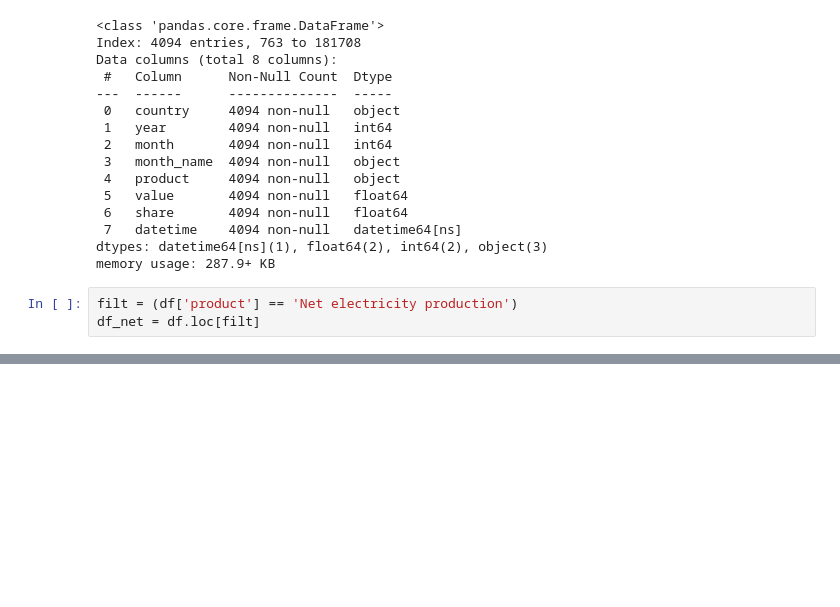
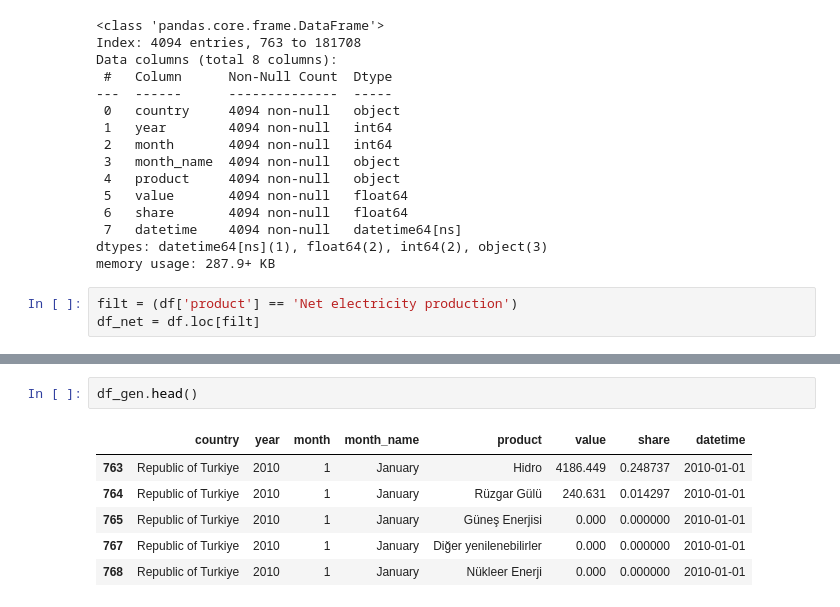
Before and after one commit to MSc-in-Software-Engineer/python-programming, a Jupyter notebook: final/Y210234103.ipynb, the cells around one changed output, grey strips where cells are left out. Drawn from its saved outputs; the diff is of its cells as text; blank space fills up the shorter version.

```diff
--- a/final/Y210234103.ipynb
+++ b/final/Y210234103.ipynb
@@ -155,0 +181,9 @@ plt.tight_layout()
+# %%
+df_gen.head()
+# %% [output]
+|  | country | year | month | month_name | product | value | share | datetime |
+| 763 | Republic of Turkiye | 2010 | 1 | January | Hidro | 4186.449 | 0.248737 | 2010-01-01 |
+| 764 | Republic of Turkiye | 2010 | 1 | January | Rüzgar Gülü | 240.631 | 0.014297 | 2010-01-01 |
+| 765 | Republic of Turkiye | 2010 | 1 | January | Güneş Enerjisi | 0.000 | 0.000000 | 2010-01-01 |
+| 767 | Republic of Turkiye | 2010 | 1 | January | Diğer yenilenebilirler | 0.000 | 0.000000 | 2010-01-01 |
+| 768 | Republic of Turkiye | 2010 | 1 | January | Nükleer Enerji | 0.000 | 0.000000 | 2010-01-01 |
```
Also changed, not shown: parts of 10 cells of this notebook, 1 other file.
